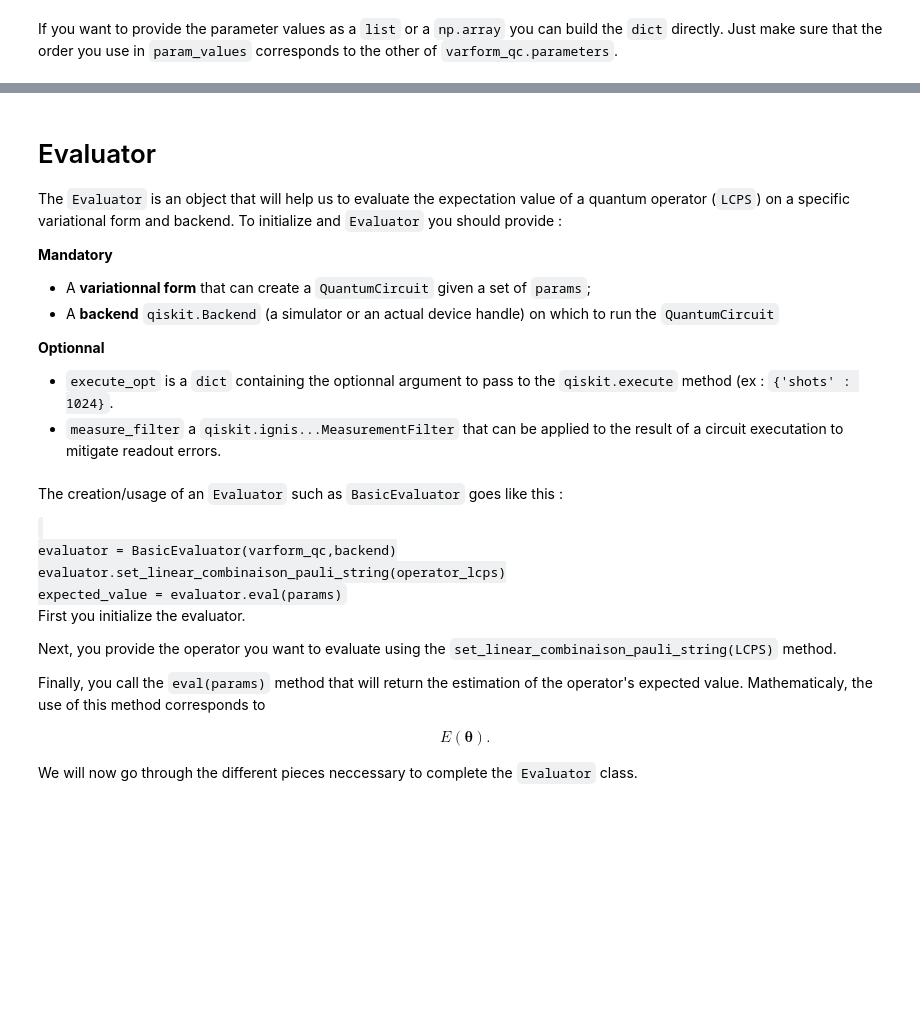
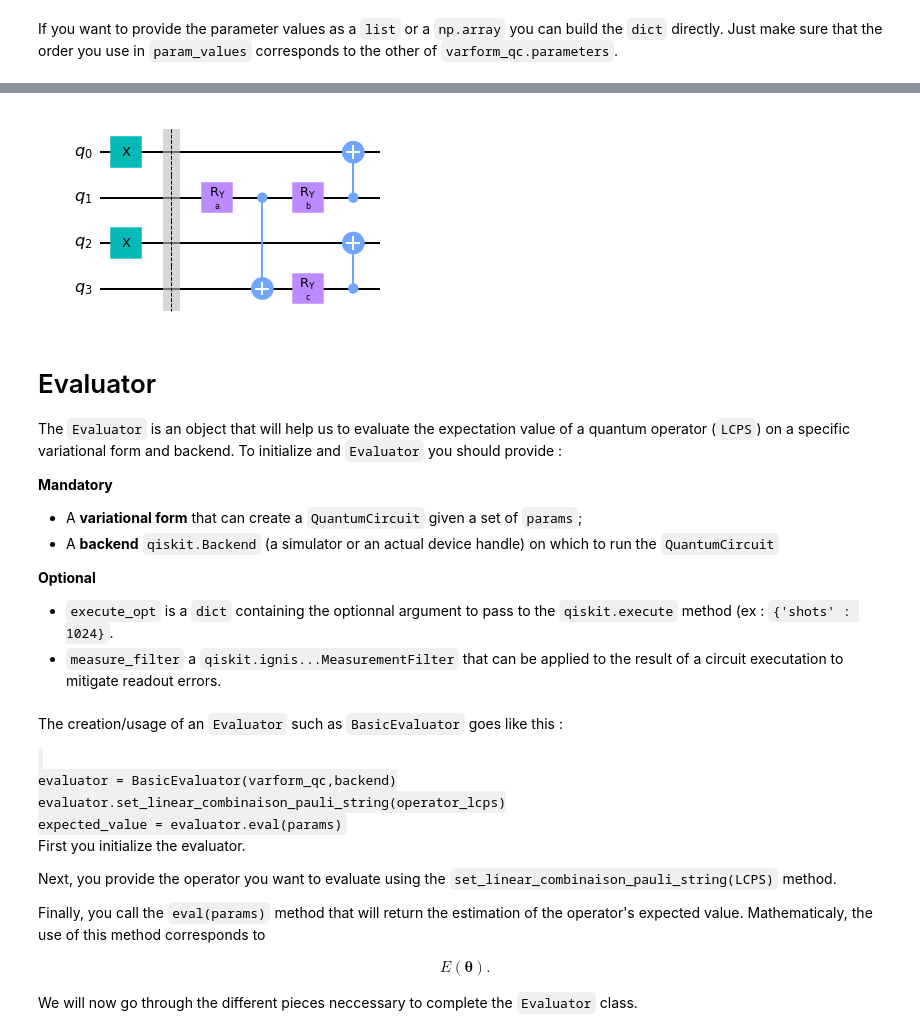
Before and after one commit to beneklins/qiskiteers_h2, a Jupyter notebook: activity3-2.ipynb, the cells around one changed output, grey strips where cells are left out. Saved outputs shown, nothing was run; the diff lists cells and outputs as text; code cells hidden in the pictures; blank space fills up the shorter version.

```diff
--- a/activity3-2.ipynb
+++ b/activity3-2.ipynb
@@ -123,21 +136,33 @@ varform_4qubits_1param.draw('mpl')
 # %%
 varform_4qubits_3params = QuantumCircuit(4)
 a = Parameter('a')
 b = Parameter('b')
 c = Parameter('c')
 """
 Your code here
 """
-varform_4qubits_3param.draw('mpl')
+varform_4qubits_3params.x(0)
+varform_4qubits_3params.x(2)
+varform_4qubits_3params.barrier(range(4))
+varform_4qubits_3params.ry(a,1)
+varform_4qubits_3params.cx(1,3)
+varform_4qubits_3params.ry(b,1)
+varform_4qubits_3params.ry(c,3)
+varform_4qubits_3params.cx(3,2)
+varform_4qubits_3params.cx(1,0)
+
+varform_4qubits_3params.draw('mpl')
+# %% [output]
+[figure, added]
 # %% [markdown]
 # Evaluator
 The `Evaluator` is an object that will help us to evaluate the expectation value of a quantum operator (`LCPS`) on a specific variational form and backend. To initialize and `Evaluator` you should provide :
 
 **Mandatory**
-- A **variationnal form** that can create a `QuantumCircuit` given a set of `params`;
+- A **variational form** that can create a `QuantumCircuit` given a set of `params`;
 - A **backend** `qiskit.Backend` (a simulator or an actual device handle) on which to run the `QuantumCircuit`
 
-**Optionnal**
+**Optional**
 - `execute_opt` is a `dict` containing the optionnal argument to pass to the `qiskit.execute` method (ex : `{'shots' : 1024}`.
 - `measure_filter` a `qiskit.ignis...MeasurementFilter` that can be applied to the result of a circuit executation to mitigate readout errors.
 # %% [markdown]
```
Also changed, not shown: parts of 22 cells of this notebook, 1 other file.
